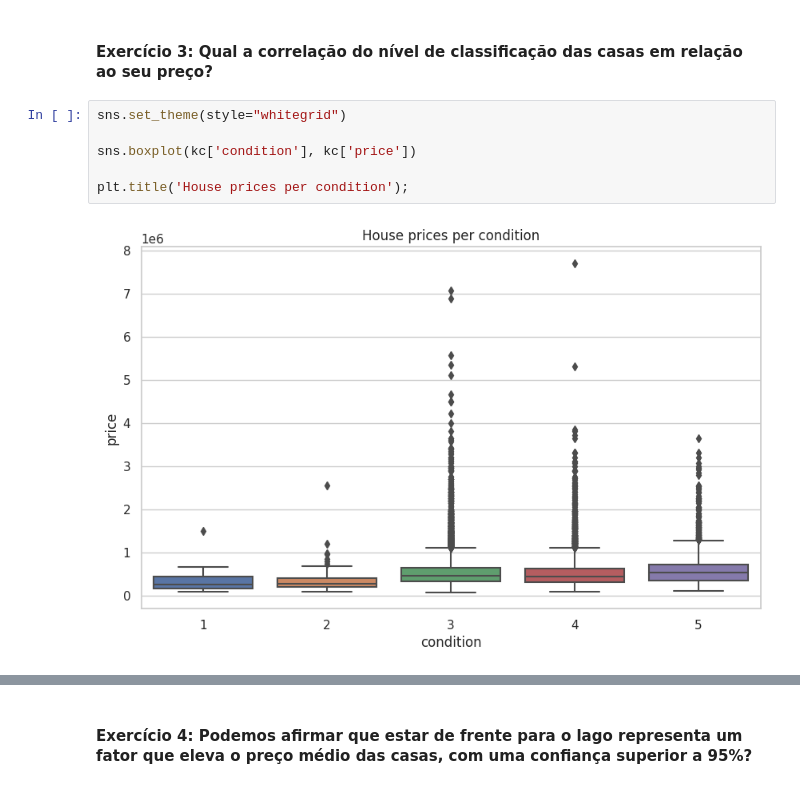
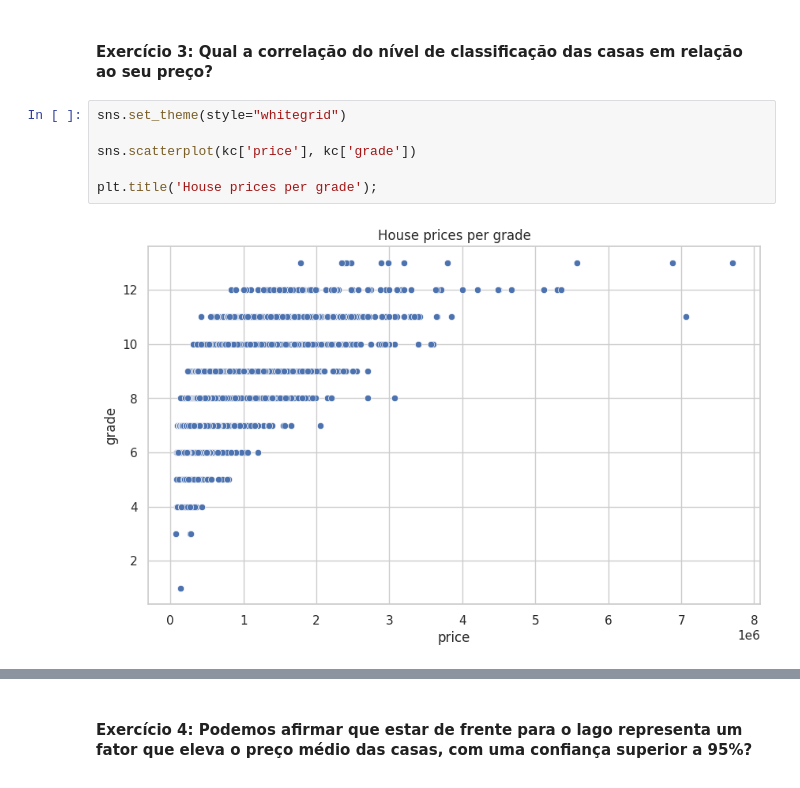
Before and after one commit to Fabiano23/digital_house, a Jupyter notebook: Módulo1/M1A25-INFERENCIA_ESTATISTICA_I/M1A25_PRATICA_INDEPENDENTE_INFERENCIA_ESTATISTICA_I.ipynb, the cells around one changed output, grey strips where cells are left out. Drawn from its saved outputs; the diff is of its cells as text.

```diff
--- a/Módulo1/M1A25-INFERENCIA_ESTATISTICA_I/M1A24_PRATICA_INDEPENDENTE_INFERENCIA_ESTATISTICA_I.ipynb
+++ b/Módulo1/M1A25-INFERENCIA_ESTATISTICA_I/M1A25_PRATICA_INDEPENDENTE_INFERENCIA_ESTATISTICA_I.ipynb
@@ -129,8 +129,8 @@ Percebemos que elas possuem pouco números de andares; são, em grande maioria m
 # %%
 sns.set_theme(style="whitegrid")
 
-sns.boxplot(kc['condition'], kc['price'])
+sns.scatterplot(kc['price'], kc['grade'])
 
-plt.title('House prices per condition');
+plt.title('House prices per grade');
 # %% [output]
-[figure, old version]
+[figure, new version]
```
Also changed, not shown: parts of 5 cells of this notebook, 2 other files.
